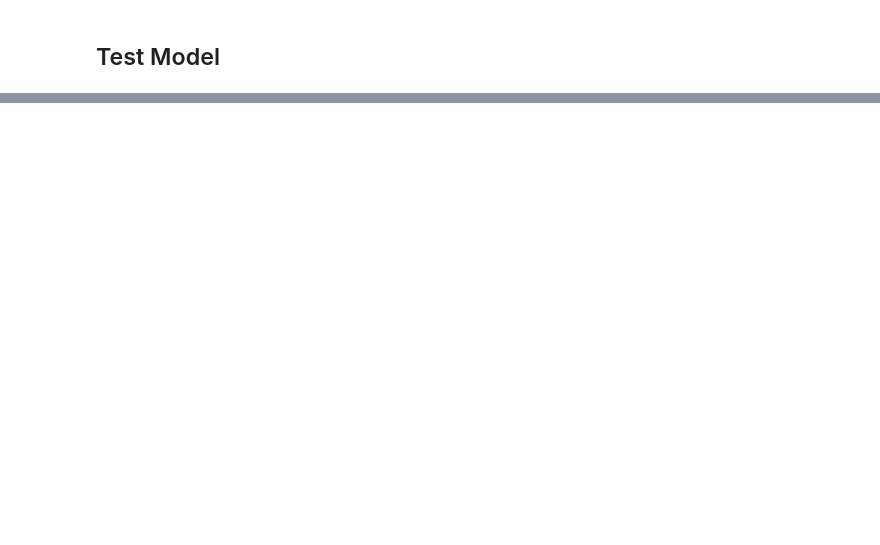
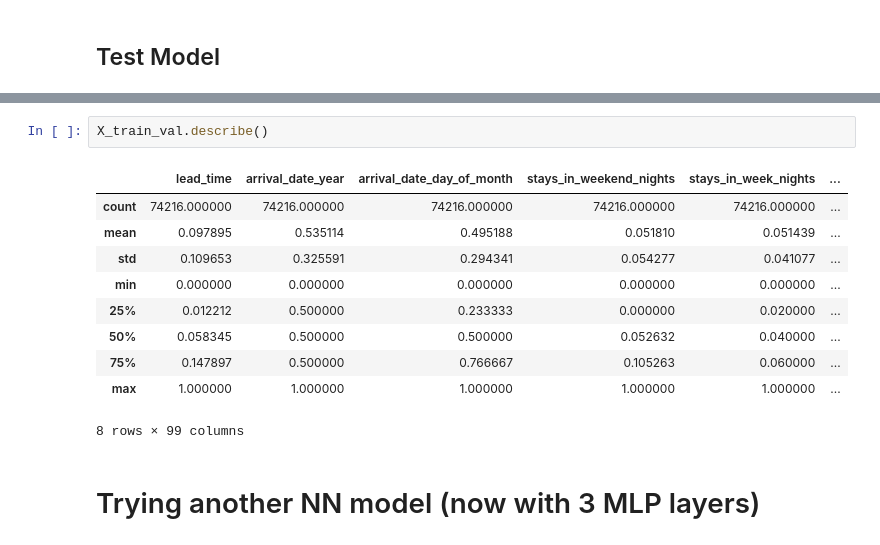
Before and after one commit to pakkei1212/SMU_AML_PROJ, a Jupyter notebook: Hotel_Bookings_NN.ipynb, the cells around one changed output, grey strips where cells are left out. Saved outputs shown, nothing was run; the diff lists cells and outputs as text; blank space fills up the shorter version.

```diff
--- a/Hotel_Bookings_NN.ipynb
+++ b/Hotel_Bookings_NN.ipynb
@@ -396 +401,16 @@ plt.show()
 [figure]
+# %%
+X_train_val.describe()
+# %% [output]
+|  | lead_time | arrival_date_year | arrival_date_day_of_month | stays_in_weekend_nights | stays_in_week_nights | ... |
+| count | 74216.000000 | 74216.000000 | 74216.000000 | 74216.000000 | 74216.000000 | ... |
+| mean | 0.097895 | 0.535114 | 0.495188 | 0.051810 | 0.051439 | ... |
+| std | 0.109653 | 0.325591 | 0.294341 | 0.054277 | 0.041077 | ... |
+| min | 0.000000 | 0.000000 | 0.000000 | 0.000000 | 0.000000 | ... |
+| 25% | 0.012212 | 0.500000 | 0.233333 | 0.000000 | 0.020000 | ... |
+| 50% | 0.058345 | 0.500000 | 0.500000 | 0.052632 | 0.040000 | ... |
+| 75% | 0.147897 | 0.500000 | 0.766667 | 0.105263 | 0.060000 | ... |
+| max | 1.000000 | 1.000000 | 1.000000 | 1.000000 | 1.000000 | ... |
+8 rows × 99 columns
+# %% [markdown]
+# Trying another NN model (now with 3 MLP layers)
```
Also changed, not shown: parts of 11 cells of this notebook, 2 other files.
